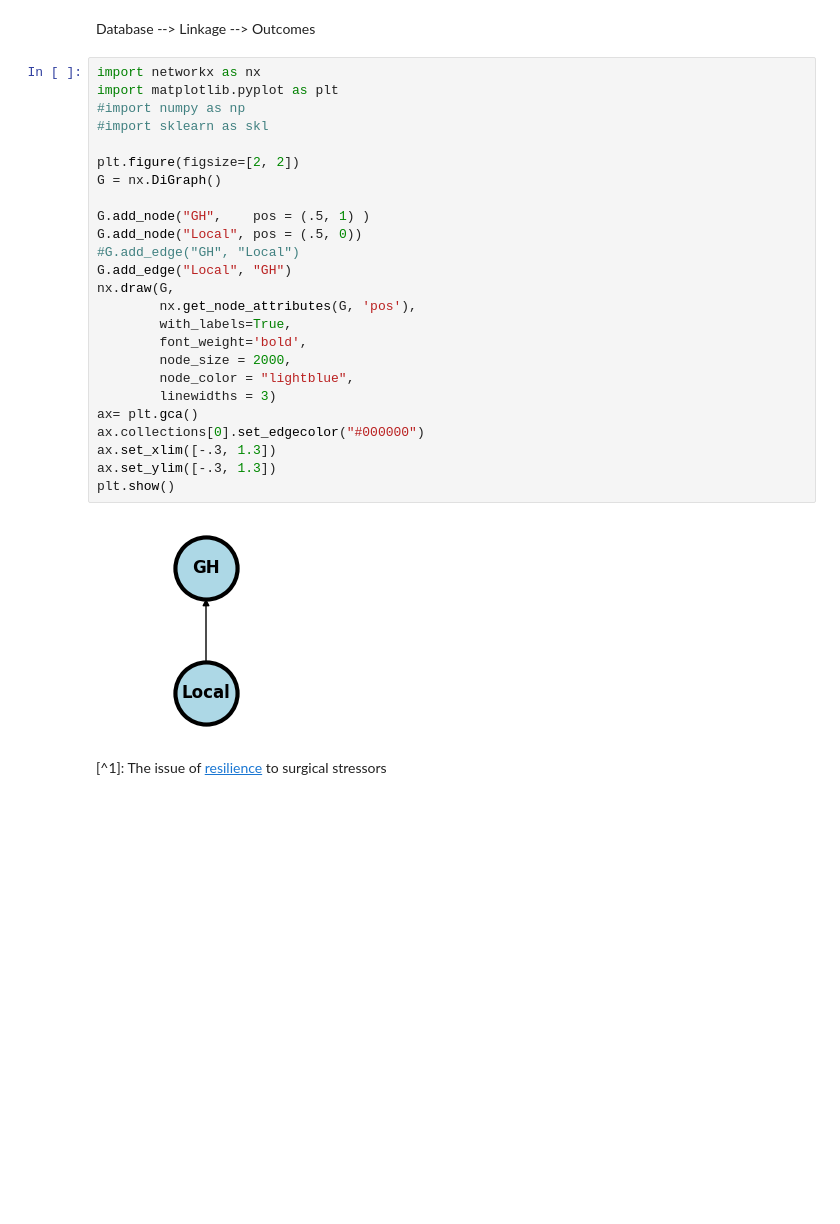
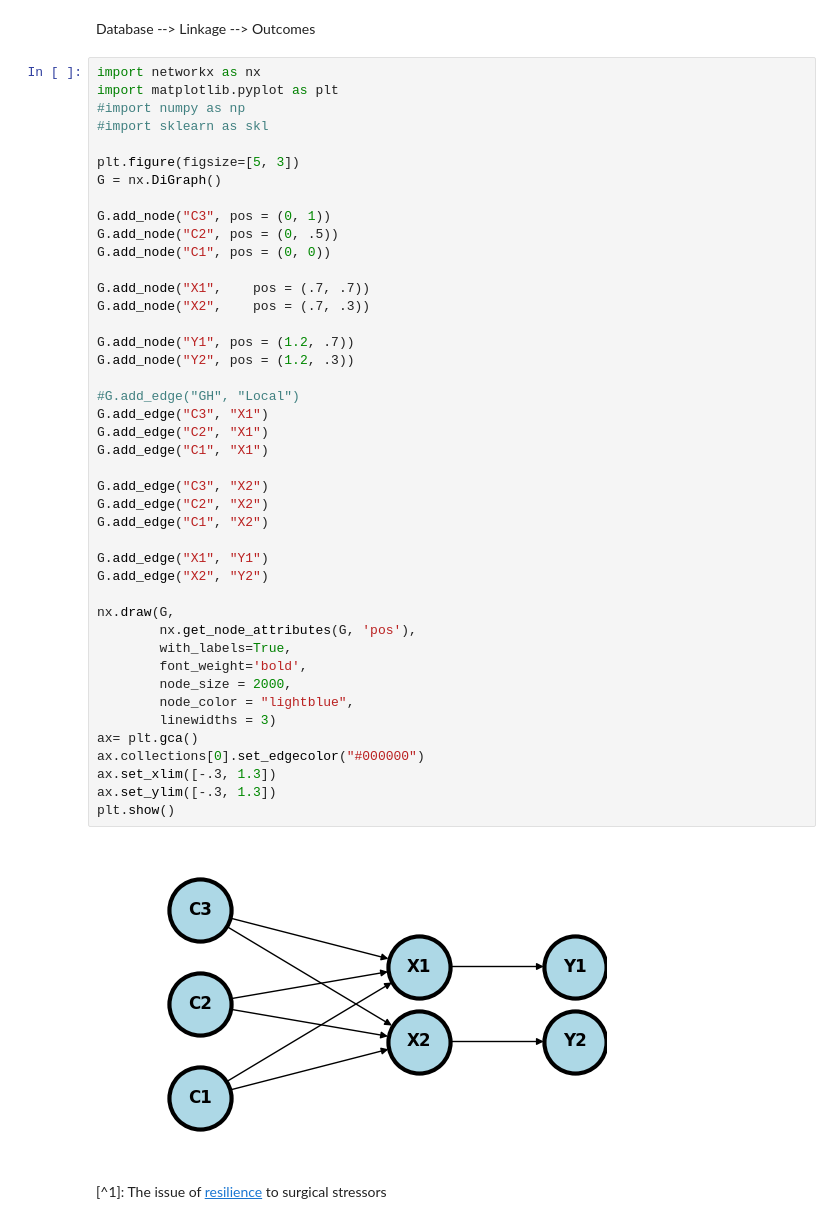
Before and after one commit to jhutrc/book, a Jupyter notebook: studydesign.ipynb, the cells around one changed output. Saved outputs shown, nothing was run; the diff lists cells and outputs as text; blank space fills up the shorter version.

```diff
--- a/studydesign.ipynb
+++ b/studydesign.ipynb
@@ -78,29 +22,47 @@ Database --> Linkage --> Outcomes
 # %%
 import networkx as nx
 import matplotlib.pyplot as plt
 #import numpy as np
 #import sklearn as skl
 
-plt.figure(figsize=[2, 2])
+plt.figure(figsize=[5, 3])
 G = nx.DiGraph()
 
-G.add_node("GH",    pos = (.5, 1) )
-G.add_node("Local", pos = (.5, 0))
+G.add_node("C3", pos = (0, 1))
+G.add_node("C2", pos = (0, .5))
+G.add_node("C1", pos = (0, 0))
+
+G.add_node("X1",    pos = (.7, .7))
+G.add_node("X2",    pos = (.7, .3))
+
+G.add_node("Y1", pos = (1.2, .7))
+G.add_node("Y2", pos = (1.2, .3))
+
 #G.add_edge("GH", "Local")
-G.add_edge("Local", "GH")
+G.add_edge("C3", "X1")
+G.add_edge("C2", "X1")
+G.add_edge("C1", "X1")
+
+G.add_edge("C3", "X2")
+G.add_edge("C2", "X2")
+G.add_edge("C1", "X2")
+
+G.add_edge("X1", "Y1")
+G.add_edge("X2", "Y2")
+
 nx.draw(G,
         nx.get_node_attributes(G, 'pos'),
         with_labels=True,
         font_weight='bold',
         node_size = 2000,
         node_color = "lightblue",
         linewidths = 3)
 ax= plt.gca()
 ax.collections[0].set_edgecolor("#000000")
 ax.set_xlim([-.3, 1.3])
 ax.set_ylim([-.3, 1.3])
 plt.show()
 # %% [output]
-[figure, old version]
+[figure, new version]
 # %% [markdown]
 [^1]: The issue of [resilience](https://journals.lww.com/journalacs/Abstract/2010/06000/Frailty_as_a_Predictor_of_Surgical_Outcomes_in.3.aspx) to surgical stressors
```
Also changed, not shown: parts of 2 cells of this notebook, 8 other files.
